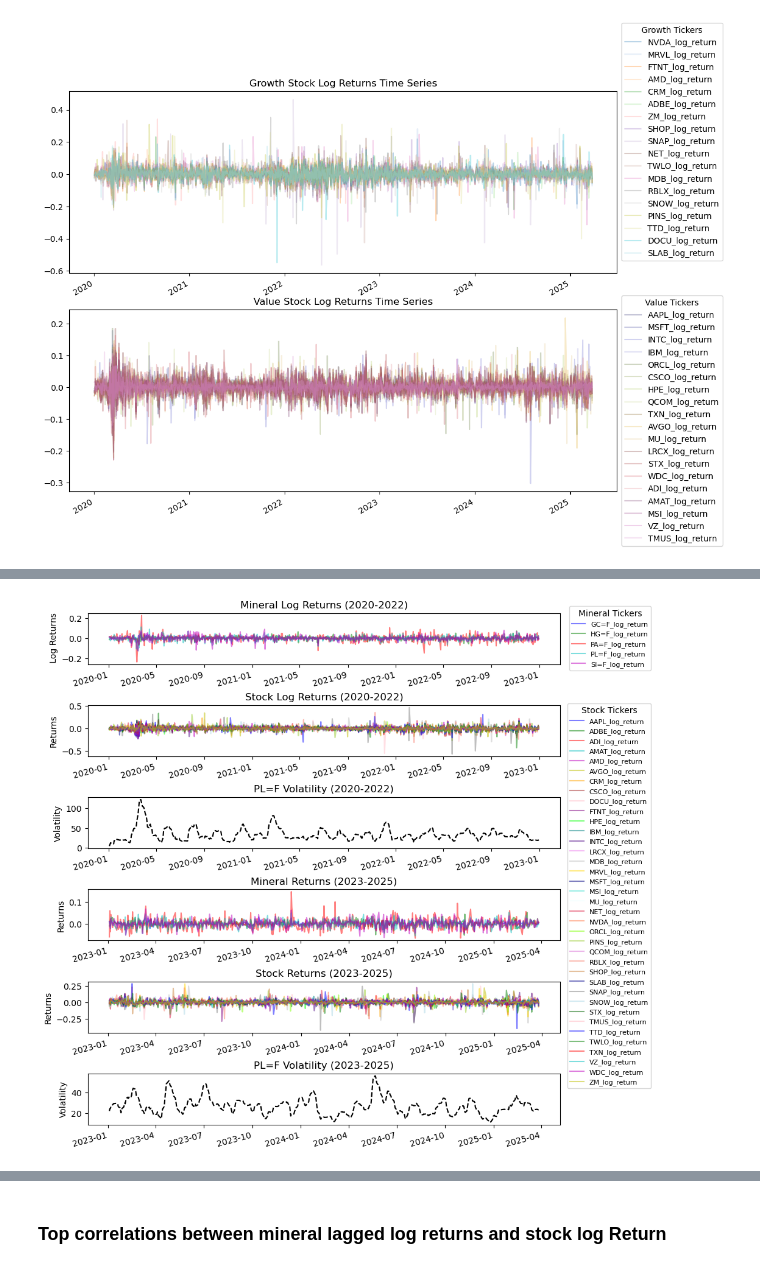
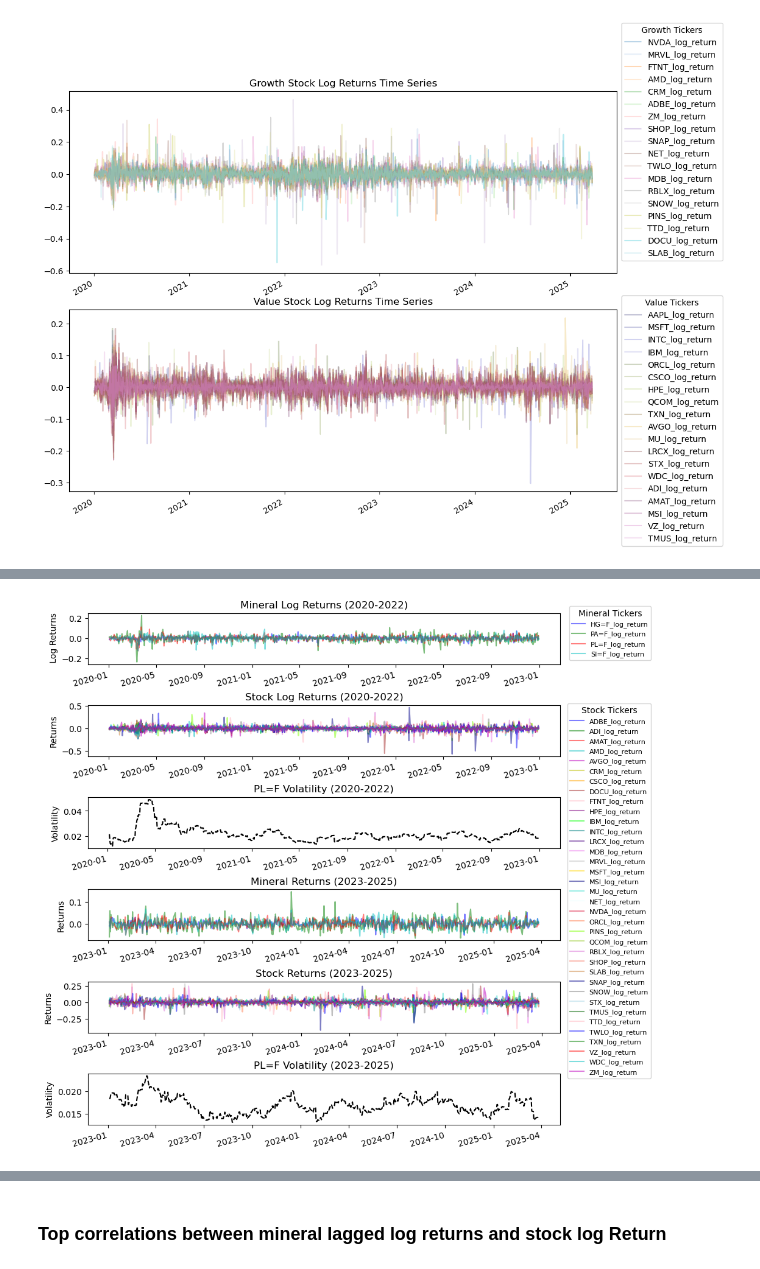
Before and after one commit to GeronimoBWalker/commodity, a Jupyter notebook: feature_engineering.ipynb, the cells around one changed output, grey strips where cells are left out. Drawn from its saved outputs; the diff is of its cells as text; code cells hidden in the pictures.

```diff
--- a/feature_engineering.ipynb
+++ b/feature_engineering.ipynb
@@ -128,6 +119,16 @@ data_returns = data_returns.dropna()
 We want to see if we can use predict Platinum prices from other mineral and stock data. Let's examine Platinums trend.
 # %% [markdown]
 ### Examine Platinum
+# %%
+minerals_vol_returns = minerals.filter(regex='Date|Close').copy()
+
+minerals_return_cols = [x.replace('Close','Returns') for x in minerals_vol_returns.columns if x != 'Date']
+minerals_vol_returns[minerals_return_cols] = minerals_vol_returns.iloc[:,1:].pct_change()
+
+minerals_vol_cols = [x.replace('Returns','Volatility') for x in minerals_return_cols]
+minerals_vol_returns[minerals_vol_cols] = minerals_vol_returns.loc[:,minerals_return_cols].rolling(window=30,min_periods=1).std()
+
+minerals_vol_returns.set_index('Date',inplace=True)
 # %%
 ### EXTRACT PLATINUM ###
 platinum_data = minerals.filter(regex='Date|PL=F').copy()
@@ -262,8 +263,7 @@ minerals_log_return = minerals.filter(regex='Date|Close').copy()
 minerals_log_return.iloc[:,1:] = np.log(minerals_log_return.iloc[:,1:].divide(minerals_log_return.iloc[:,1:].shift(1)))
 minerals_log_return.columns = [x.replace(' Close','') + '_log_return' if x != 'Date' else x for x in minerals_log_return.columns.to_list()]
 
-# concat original minerals with log returns
-# minerals = pd.concat([minerals,minerals_log_return],axis=1)
+minerals_log_return.set_index('Date',inplace=True)
 # %% [markdown]
 ### Normalized Mminerals by Price of First Date
 # %%
@@ -492,19 +547,19 @@ minerals_close_columns = minerals_close.columns[1:].to_list()
 # %%
-volatility_column = 'PL=F Close Volatility'
+volatility_column = 'PL=F Volatility'
 
 # Plotting the time series for minerals, stocks, and volatility
 plt.figure(figsize=(14, 10))
 
 # Plot mineral returns
 plt.subplot(3, 1, 1)
-minerals_log_return.set_index('Date').plot(figsize=(12, 8), ax=plt.gca(), title="Mineral Log Returns",alpha=0.3, color=['b', 'g', 'r', 'c', 'm', 'y'])
+minerals_log_return.plot(figsize=(12, 8), ax=plt.gca(), title="Mineral Log Returns",alpha=0.3, color=['b', 'g', 'r', 'c', 'm', 'y'])
 plt.legend(minerals_log_return_columns,title='Mineral Tickers', loc='upper right', bbox_to_anchor=(1.175, 1.5),fontsize=8)
 plt.ylabel('Log Returns')
 plt.xlabel('')
 
 # Plot stock returns
 plt.subplot(3, 1, 2)
-stock_data_log_return.set_index('Date').plot(figsize=(12, 8), ax=plt.gca(),legend=False,alpha=0.5, title="Stock Log Returns",
+stock_data_log_return.plot(figsize=(12, 8), ax=plt.gca(),legend=False,alpha=0.5, title="Stock Log Returns",
                                color=['b', 'g', 'r', 'c', 'm', 'y', 'orange', 'brown', 'pink', 'purple', 'lime', 'teal', 'indigo', 'violet',
                                       'silver', 'gold', 'navy', 'turquoise', 'azure', 'crimson', 'coral', 'chartreuse', 'yellowgreen', 'orchid',
                                       'salmon', 'peru', 'darkblue', 'gray', 'lightblue', 'darkgreen', 'lightpink', 'indianred'])
@@ -514,7 +569,7 @@ plt.xlabel('')
 
 # Plot volatility
 plt.subplot(3, 1, 3)
-minerals_close_copy.set_index('Date')[volatility_column].plot(figsize=(12, 8), ax=plt.gca(), title="PL=F Volatility", color='black', linestyle='--')
+minerals_vol_returns[volatility_column].plot(figsize=(12, 8), ax=plt.gca(), title="PL=F Volatility", color='black', linestyle='--')
 plt.ylabel('Volatility')
 
 plt.subplots_adjust(left=None, bottom=None, right=None, top=None, wspace=None, hspace=0.6)
@@ -531,16 +586,16 @@ start_date_2 = '2023-01-01'
 end_date_2 = '2025-12-31'
 
 # Filter data for the two periods
-minerals_df_2020_2022 = minerals_log_return.set_index('Date').loc[start_date_1:end_date_1].copy()
-minerals_df_2023_2025 = minerals_log_return.set_index('Date').loc[start_date_2:end_date_2].copy()
+minerals_df_2020_2022 = minerals_log_return.loc[start_date_1:end_date_1].copy()
+minerals_df_2023_2025 = minerals_log_return.loc[start_date_2:end_date_2].copy()
 
 stock_df_2020_2022 = stock_data_log_return.loc[start_date_1:end_date_1].copy()
 stock_df_2023_2025 = stock_data_log_return.loc[start_date_2:end_date_2].copy()
 
-volatility_df_2020_2022 = minerals_close_copy.set_index('Date').filter(regex='Date|Vol').loc[start_date_1:end_date_1].copy()
-volatility_df_2023_2025 = minerals_close_copy.set_index('Date').filter(regex='Date|Vol').loc[start_date_2:end_date_2].copy()
+volatility_df_2020_2022 = minerals_vol_returns.filter(regex='Vol').loc[start_date_1:end_date_1].copy()
+volatility_df_2023_2025 = minerals_vol_returns.filter(regex='Vol').loc[start_date_2:end_date_2].copy()
 
-volatility_column = "PL=F Close Volatility"
+volatility_column = "PL=F Volatility"
 
 # Plotting the time series for minerals, stocks, and volatility for 2020-2022
 colors=['b', 'g', 'r', 'c', 'm', 'y', 'orange', 'brown', 'pink', 'purple', 'lime', 'teal', 'indigo', 'violet', 'silver', 'gold', 'navy', 'turquoise', 'azure', 'crimson', 'coral', 'chartreuse', 'yellowgreen', 'orchid', 'salmon', 'peru', 'darkblue', 'gray', 'lightblue', 'darkgreen', 'lightpink']
@@ -573,31 +628,31 @@ plt.ylabel('Volatility')
 axs3.tick_params(axis='x', rotation=15)
 
 # Plotting the time series for minerals, stocks, and volatility for 2023-2025
 # Plot mineral returns (2023-2025)
 axs4 = plt.subplot(6, 1, 4)
 minerals_df_2023_2025[minerals_log_return_columns].plot(figsize=(10, 7), ax=axs4, title="Mineral Returns (2023-2025)", color=['b', 'g', 'r', 'c', 'm', 'y'],legend=False,alpha=0.5)
 plt.xlabel('')
 plt.ylabel('Returns')
 axs4.tick_params(axis='x', rotation=15)
 
 # Plot stock returns (2023-2025)
 axs5 = plt.subplot(6, 1, 5)
 stock_df_2023_2025[stock_log_return_columns].plot(figsize=(10, 7), ax=axs5, title="Stock Returns (2023-2025)",color=colors,legend=False,alpha=0.5)
 plt.xlabel('')
 plt.ylabel('Returns')
 axs5.tick_params(axis='x', rotation=15)
 
 # Plot volatility (2023-2025)
 axs6=plt.subplot(6, 1, 6)
 volatility_df_2023_2025[volatility_column].plot(figsize=(10, 7), ax=axs6, title="PL=F Volatility (2023-2025)", color='black', linestyle='--',legend=False)
 plt.ylabel('Volatility')
 plt.xlabel('')
 axs6.tick_params(axis='x', rotation=15)
 
 plt.subplots_adjust(left=None, right=None,
                     top=1.7, bottom=.5,
                     wspace=0.4, hspace=0.8)
 
 plt.show()
 # %% [output]
-[figure, old version]
+[figure, new version]
```
Also changed, not shown: parts of 32 cells of this notebook.
